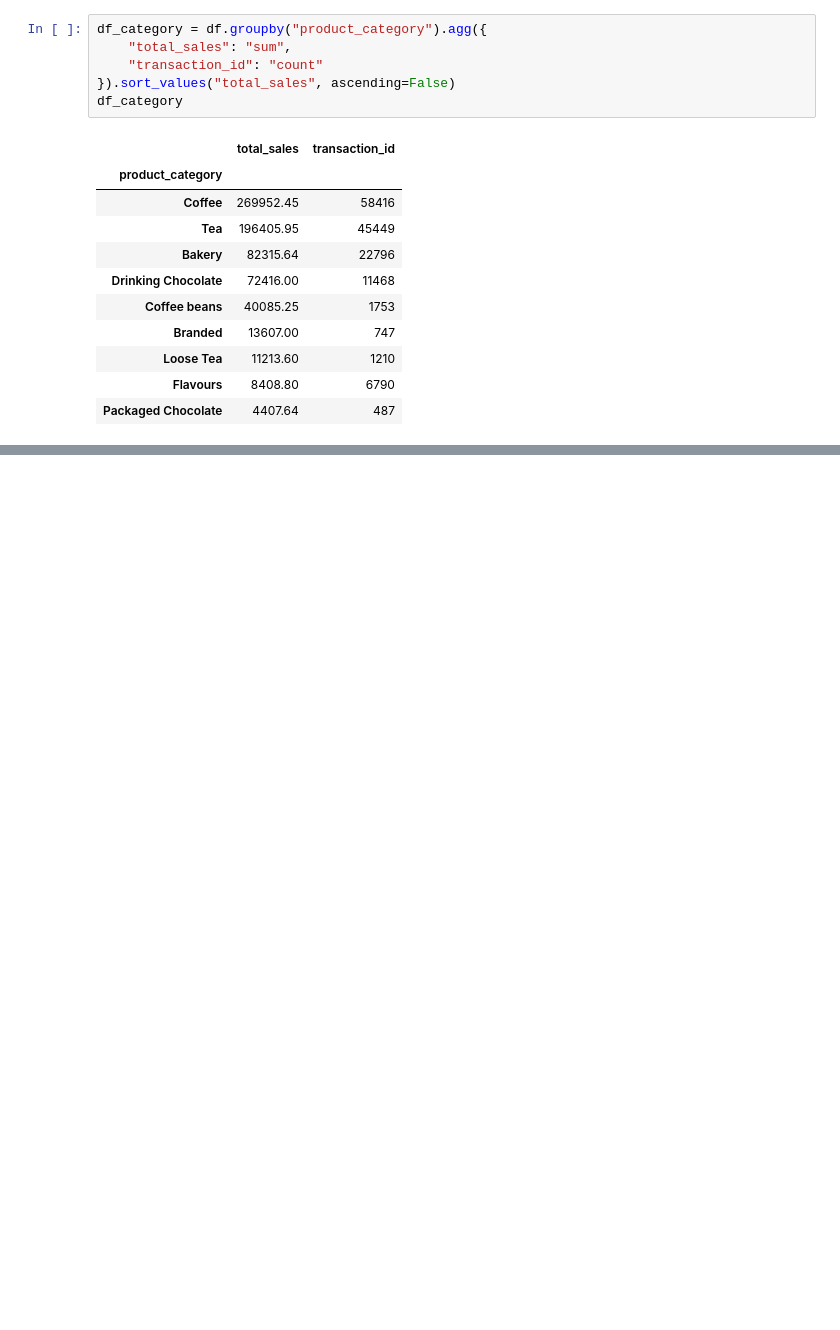
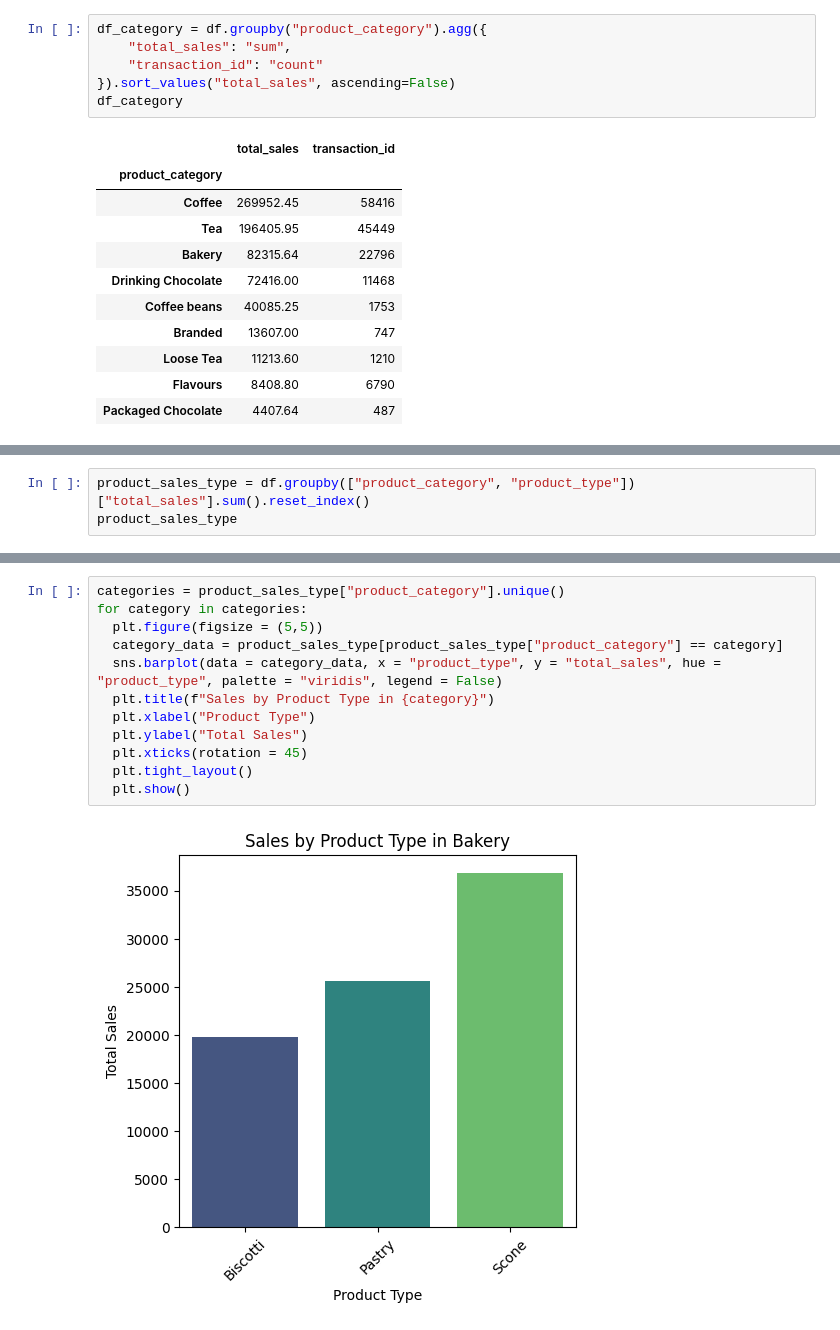
Before and after one commit to nkorlov-data/Coffee-Sales-EDA, a Jupyter notebook: Coffee_Sales_Analysis.ipynb, the cells around one changed output, grey strips where cells are left out. Drawn from its saved outputs; the diff is of its cells as text; blank space fills up the shorter version.

```diff
--- a/Coffee_Sales_Analysis.ipynb
+++ b/Coffee_Sales_Analysis.ipynb
@@ -216,0 +292,3 @@ df_category
+# %%
+product_sales_type = df.groupby(["product_category", "product_type"])["total_sales"].sum().reset_index()
+product_sales_type
@@ -216,0 +313,14 @@ df_category
+# %%
+categories = product_sales_type["product_category"].unique()
+for category in categories:
+  plt.figure(figsize = (5,5))
+  category_data = product_sales_type[product_sales_type["product_category"] == category]
+  sns.barplot(data = category_data, x = "product_type", y = "total_sales", hue = "product_type", palette = "viridis", legend = False)
+  plt.title(f"Sales by Product Type in {category}")
+  plt.xlabel("Product Type")
+  plt.ylabel("Total Sales")
+  plt.xticks(rotation = 45)
+  plt.tight_layout()
+  plt.show()
+# %% [output]
+[figure, added]
```
Also changed, not shown: parts of 11 cells of this notebook.
